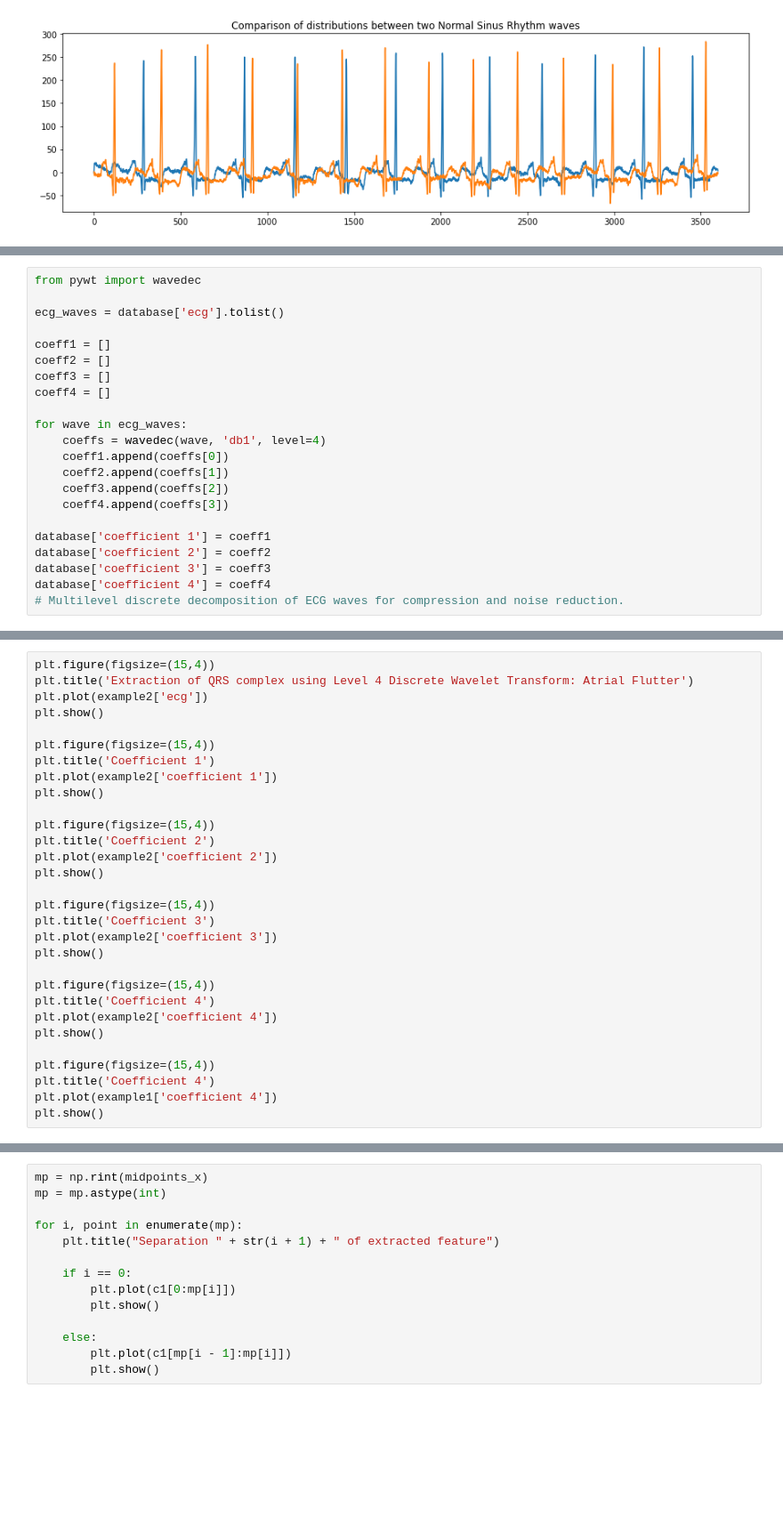
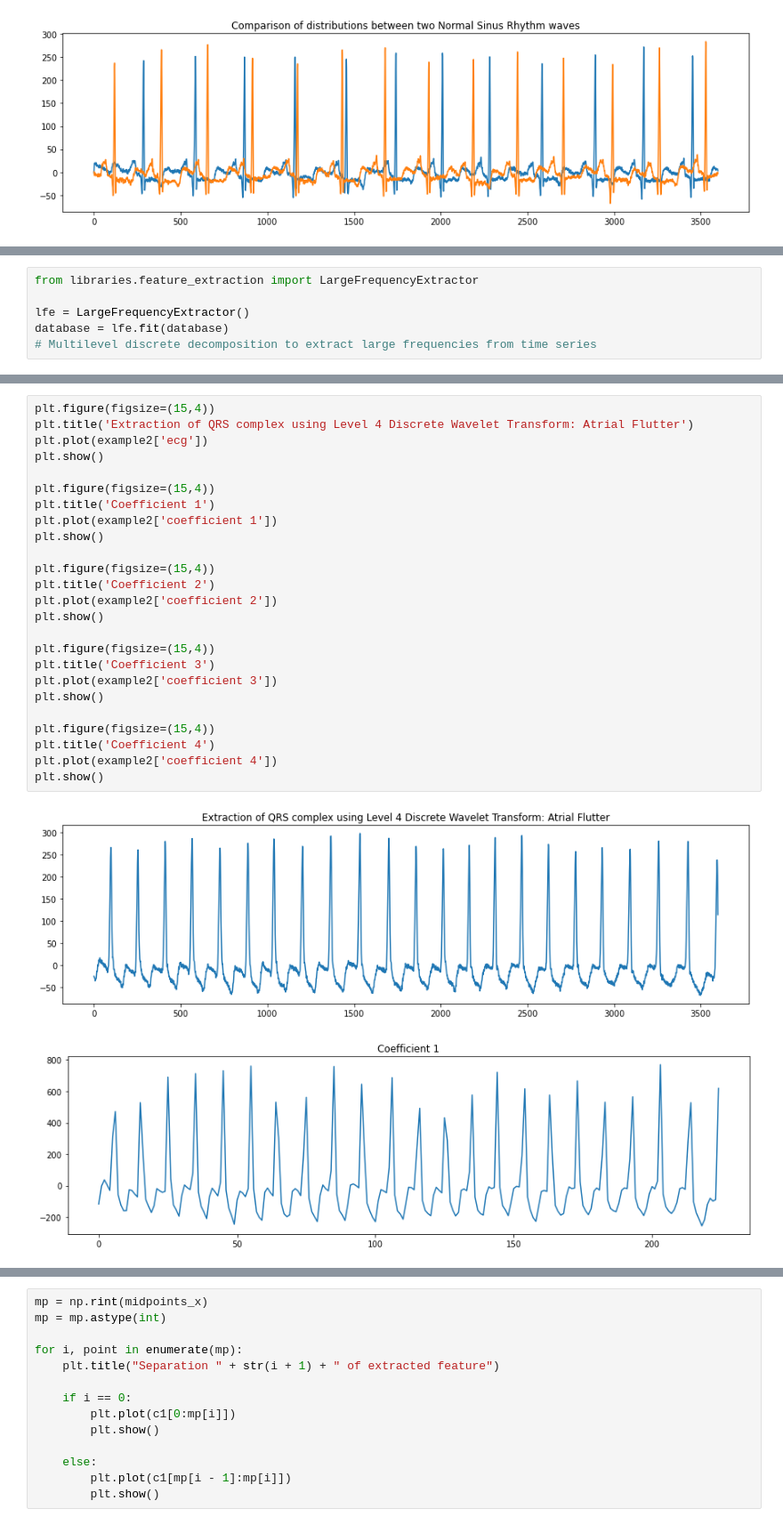
Before and after one commit to Oliver-Pressland/Final-Year-Project, a Jupyter notebook: notebooks/FYP_notebook.ipynb, the cells around one changed output, grey strips where cells are left out. Shown at 89% size. Saved outputs shown, nothing was run; the diff lists cells and outputs as text; blank space fills up the shorter version.

```diff
--- a/notebooks/FYP_notebook.ipynb
+++ b/notebooks/FYP_notebook.ipynb
@@ -207,24 +139,8 @@ ax.plot(a + 0.5, b + 0.5, color='blue', linewidth=2)
-# %%
-from pywt import wavedec
-
-ecg_waves = database['ecg'].tolist()
-
-coeff1 = []
-coeff2 = []
-coeff3 = []
-coeff4 = []
-
-for wave in ecg_waves:
-    coeffs = wavedec(wave, 'db1', level=4)
-    coeff1.append(coeffs[0])
-    coeff2.append(coeffs[1])
-    coeff3.append(coeffs[2])
-    coeff4.append(coeffs[3])
-
-database['coefficient 1'] = coeff1
-database['coefficient 2'] = coeff2
-database['coefficient 3'] = coeff3
-database['coefficient 4'] = coeff4
-# Multilevel discrete decomposition of ECG waves for compression and noise reduction.
+# %%
+from libraries.feature_extraction import LargeFrequencyExtractor
+
+lfe = LargeFrequencyExtractor()
+database = lfe.fit(database)
+# Multilevel discrete decomposition to extract large frequencies from time series
 # %%
 examples = database[database['condition'] == '1 NSR']
@@ -264,30 +184,28 @@ c1 = example1['coefficient 4']
 # %%
 plt.figure(figsize=(15,4))
 plt.title('Extraction of QRS complex using Level 4 Discrete Wavelet Transform: Atrial Flutter')
 plt.plot(example2['ecg'])
 plt.show()
 
 plt.figure(figsize=(15,4))
 plt.title('Coefficient 1')
 plt.plot(example2['coefficient 1'])
 plt.show()
 
 plt.figure(figsize=(15,4))
 plt.title('Coefficient 2')
 plt.plot(example2['coefficient 2'])
 plt.show()
 
 plt.figure(figsize=(15,4))
 plt.title('Coefficient 3')
 plt.plot(example2['coefficient 3'])
 plt.show()
 
 plt.figure(figsize=(15,4))
 plt.title('Coefficient 4')
 plt.plot(example2['coefficient 4'])
 plt.show()
-
-plt.figure(figsize=(15,4))
-plt.title('Coefficient 4')
-plt.plot(example1['coefficient 4'])
-plt.show()
+# %% [output]
+[figure, added]
+[figure, added]
```
Also changed, not shown: parts of 13 cells of this notebook, 4 other files.
